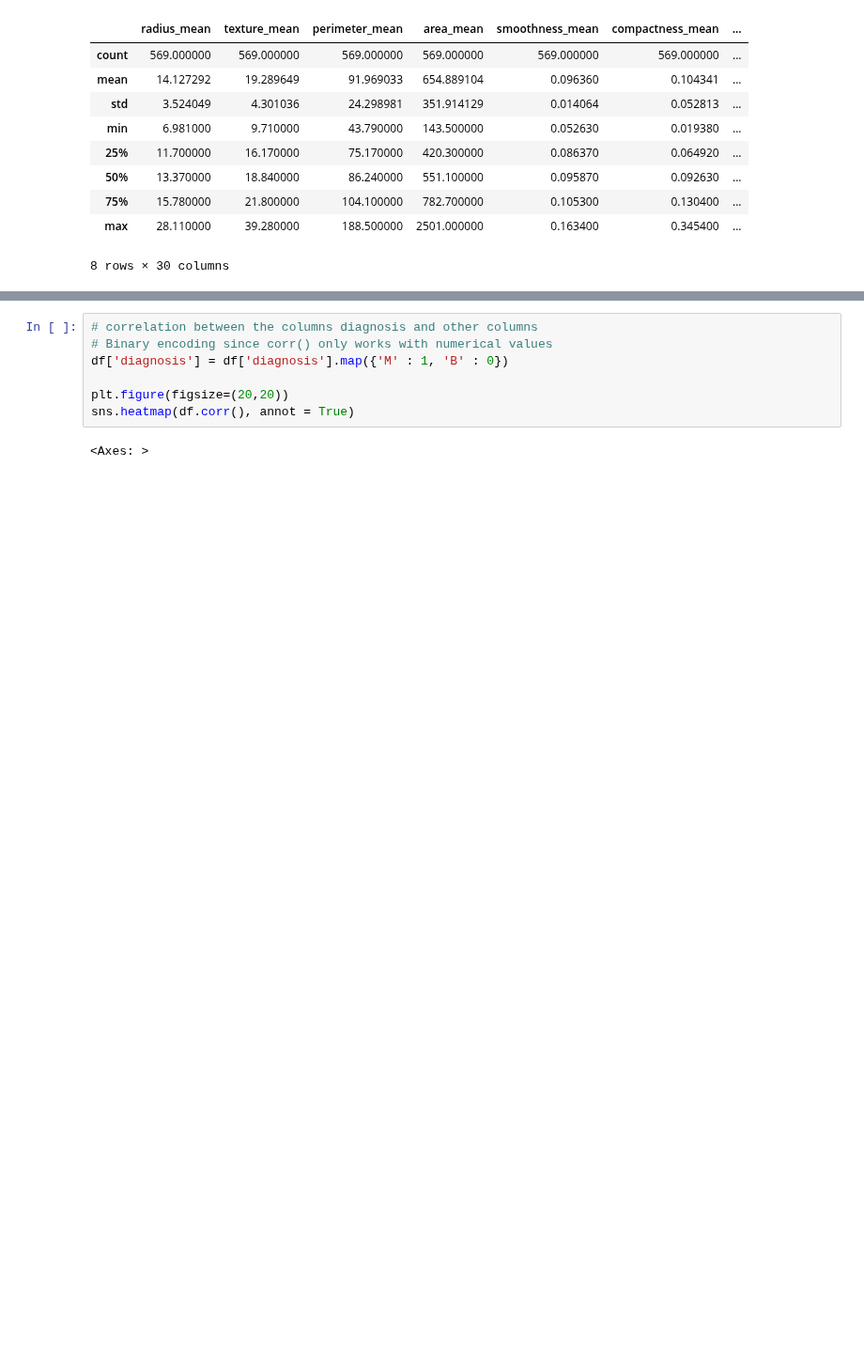
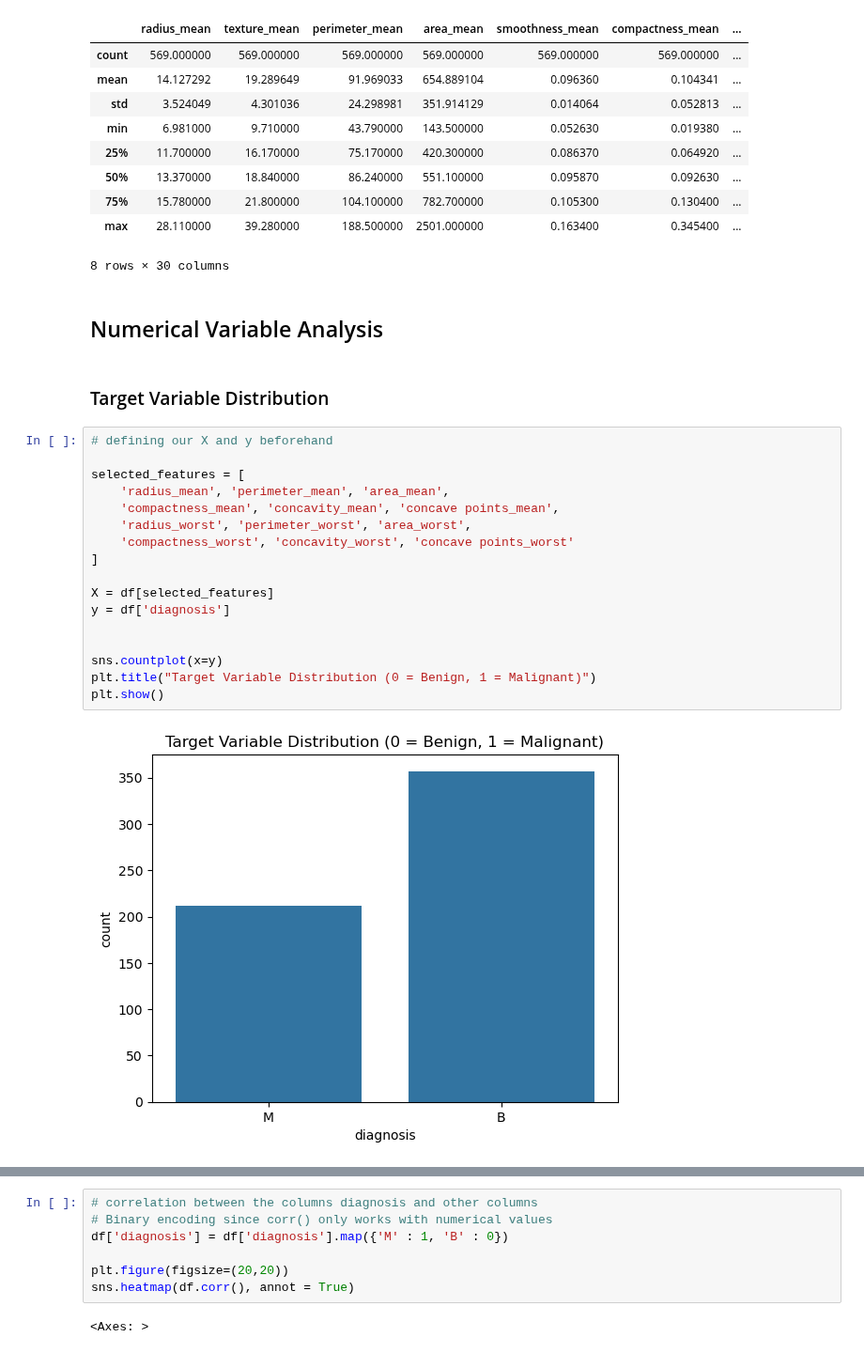
Before and after one commit to Srisupha29/DataScience_Projects, a Jupyter notebook: Breast_CancerPrediction/Breast_Cancer.ipynb, the cells around one changed output, grey strips where cells are left out. Shown at 94% size. Drawn from its saved outputs; the diff is of its cells as text; blank space fills up the shorter version.

Commit message:
Further Analysis Added

```diff
--- a/Breast_CancerPrediction/Breast_Cancer.ipynb
+++ b/Breast_CancerPrediction/Breast_Cancer.ipynb
@@ -84,3 +89,26 @@ df.describe()
 | 75% | 15.780000 | 21.800000 | 104.100000 | 782.700000 | 0.105300 | 0.130400 | ... |
 | max | 28.110000 | 39.280000 | 188.500000 | 2501.000000 | 0.163400 | 0.345400 | ... |
 8 rows × 30 columns
+# %% [markdown]
+## Numerical Variable Analysis
+# %% [markdown]
+### Target Variable Distribution
+# %%
+# defining our X and y beforehand
+
+selected_features = [
+    'radius_mean', 'perimeter_mean', 'area_mean',
+    'compactness_mean', 'concavity_mean', 'concave points_mean',
+    'radius_worst', 'perimeter_worst', 'area_worst',
+    'compactness_worst', 'concavity_worst', 'concave points_worst'
+]
+
+X = df[selected_features]
+y = df['diagnosis']
+
+
+sns.countplot(x=y)
+plt.title("Target Variable Distribution (0 = Benign, 1 = Malignant)")
+plt.show()
+# %% [output]
+[figure, added]
```
Also changed, not shown: parts of 28 cells of this notebook, 1 other file.
